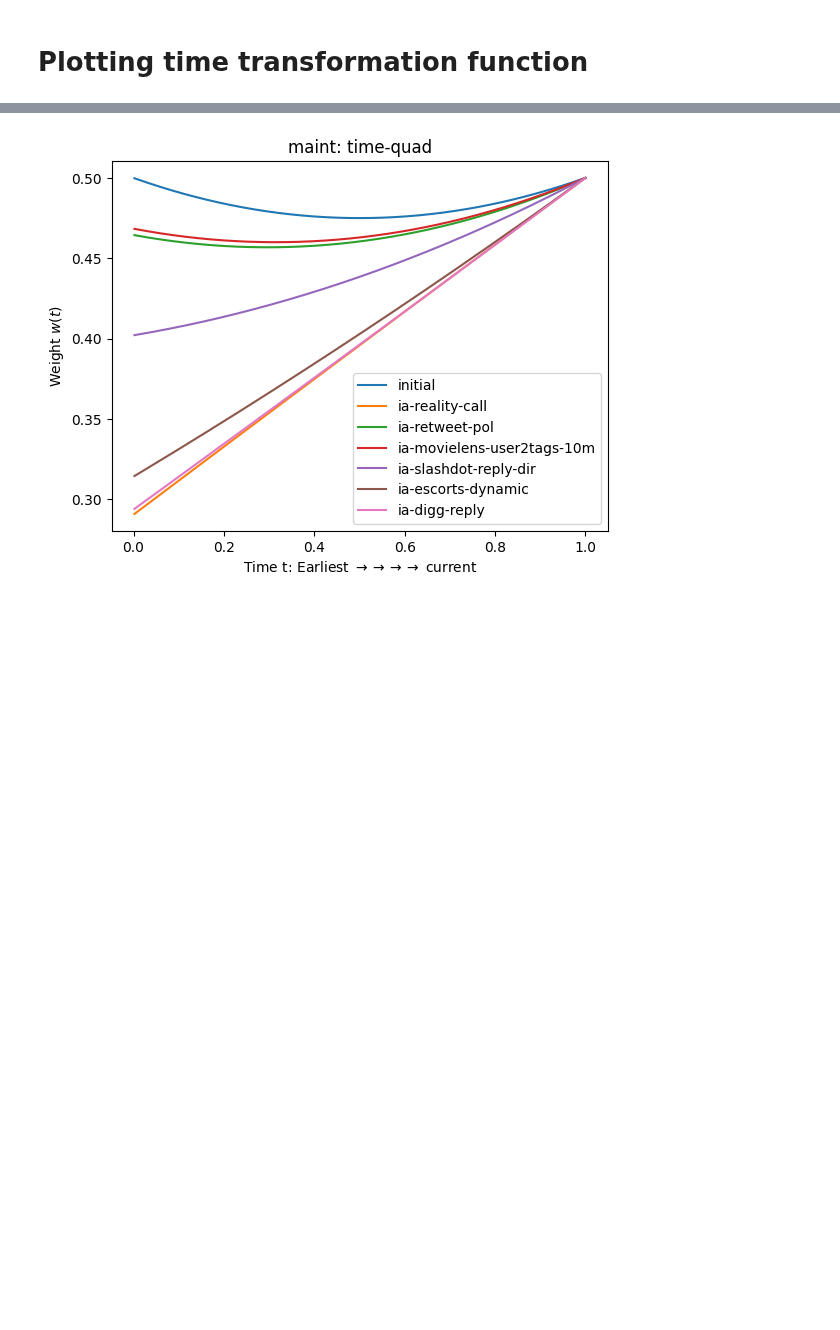
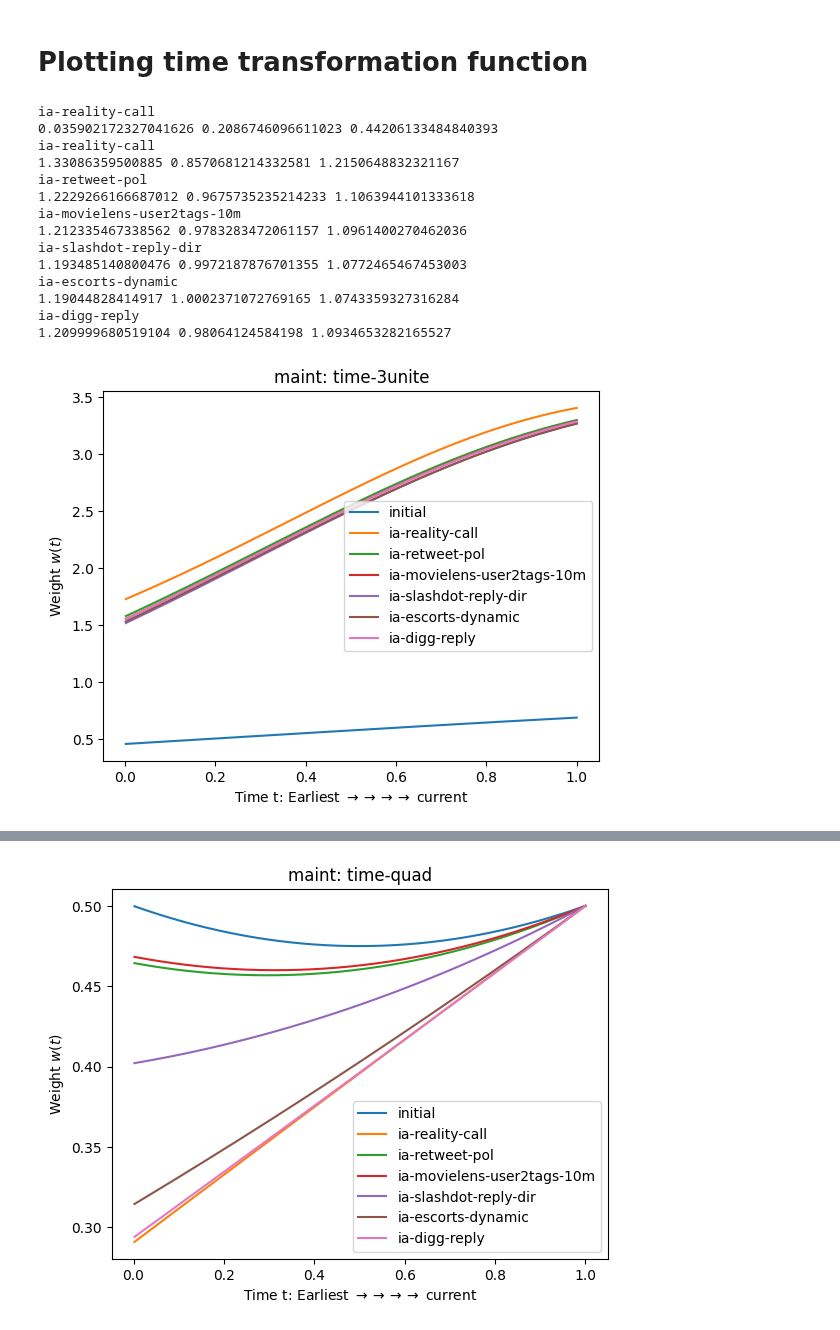
Before and after one commit to webster-781/DyGLib, a Jupyter notebook: scripts/result_processing.ipynb, the cells around one changed output, grey strips where cells are left out. Drawn from its saved outputs; the diff is of its cells as text; code cells hidden in the pictures; blank space fills up the shorter version.

Commit message:
Changed 3unite to try something new out

```diff
--- a/scripts/result_processing.ipynb
+++ b/scripts/result_processing.ipynb
@@ -254,6 +267,24 @@ def plot_all_all(call = 'exp', name = 'maint'):
   plt.ylabel(r'Weight $w(t)$')
   plt.show()
   plt.close()
+# %%
+plot_all_all('3unite', 'maint')
+# %% [output]
+ia-reality-call
+0.035902172327041626 0.2086746096611023 0.44206133484840393
+ia-reality-call
+1.33086359500885 0.8570681214332581 1.2150648832321167
+ia-retweet-pol
+1.2229266166687012 0.9675735235214233 1.1063944101333618
+ia-movielens-user2tags-10m
+1.212335467338562 0.9783283472061157 1.0961400270462036
+ia-slashdot-reply-dir
+1.193485140800476 0.9972187876701355 1.0772465467453003
+ia-escorts-dynamic
+1.19044828414917 1.0002371072769165 1.0743359327316284
+ia-digg-reply
+1.209999680519104 0.98064124584198 1.0934653282165527
+[figure, added]
 # %%
 plot_all_all('3unite', 'small3')
 # %% [output]
```
Also changed, not shown: parts of 6 cells of this notebook, 2 other files.
